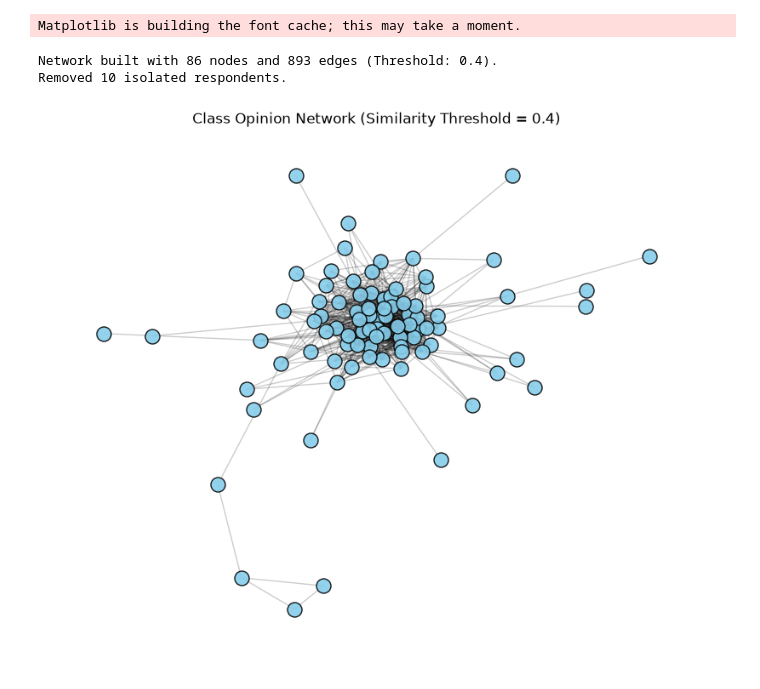
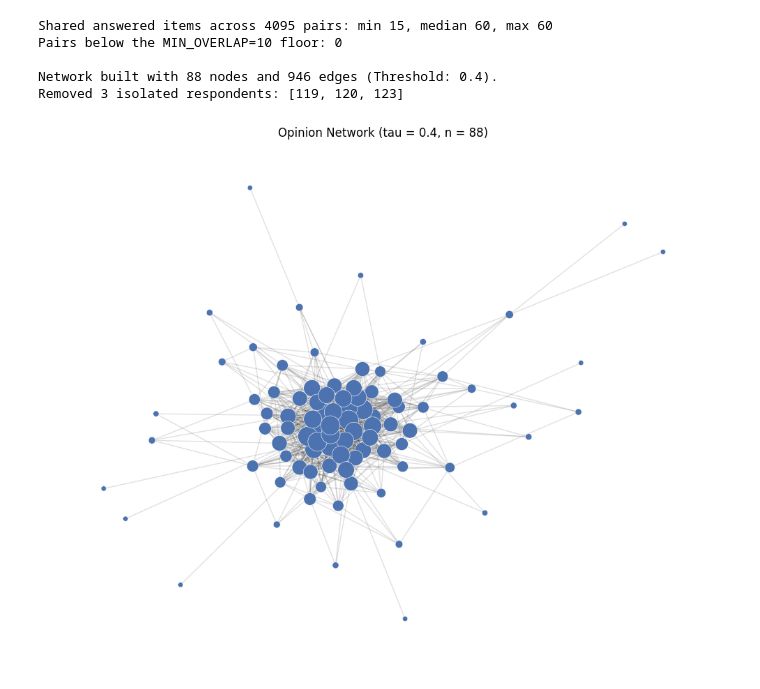
Before and after one commit to sohanwithanm/DPCN_A1, a Jupyter notebook: analysis.ipynb, the cells around one changed output. Saved outputs shown, nothing was run; the diff lists cells and outputs as text; code cells hidden in the pictures.

```diff
--- a/analysis.ipynb
+++ b/analysis.ipynb
@@ -74,53 +88,65 @@ Structurally, this methodology mirrors the construction of functional connectome
 # %%
-from sklearn.metrics.pairwise import cosine_similarity
 import networkx as nx
 import matplotlib.pyplot as plt
 
-# 1. Mean-Center the Features
-# We subtract the mean of each respondent's row to center their opinions around 0
-row_means = features.mean(axis=1, keepdims=True)
-features_centered = features - row_means
+MIN_OVERLAP = 10   # shared answered items required before a pair is correlated
 
-# 2. Compute the Similarity Matrix
-# This calculates the cosine similarity (equivalent to Pearson correlation here) between all respondents
-sim_matrix = cosine_similarity(features_centered)
+# 1. Pairwise-complete Pearson correlation.
+#    Transposing puts respondents in the columns, so .corr() correlates every
+#    respondent pair using only the items both of them answered.
+sim_matrix = (pd.DataFrame(features.T)
+              .corr(method='pearson', min_periods=MIN_OVERLAP)
+              .to_numpy())
 
-# Remove self-loops (a respondent's similarity to themselves is 1.0, but we don't want self-edges)
+# Remove self-loops, and zero out any pair that fell below the overlap floor.
 np.fill_diagonal(sim_matrix, 0)
+sim_matrix = np.nan_to_num(sim_matrix, nan=0.0)
 
-# 3. Define Threshold and Create Adjacency Matrix
-# Through initial exploration, the mean similarity is ~0.20.
-# A threshold of 0.4 captures strong alignments without oversaturating the graph.
+# Report the overlap actually available, so the correlations can be judged.
+present = ~np.isnan(features)
+overlap = present.astype(int) @ present.astype(int).T
+iu = np.triu_indices(len(features), k=1)
+print(f"Shared answered items across {len(overlap[iu])} pairs: "
+      f"min {overlap[iu].min()}, median {int(np.median(overlap[iu]))}, "
+      f"max {overlap[iu].max()}")
+print(f"Pairs below the MIN_OVERLAP={MIN_OVERLAP} floor: "
+      f"{(overlap[iu] < MIN_OVERLAP).sum()}")
+
+# 2. Define Threshold and Create Adjacency Matrix.
+#    A threshold of 0.4 captures strong alignments without oversaturating the graph.
 tau = 0.40
 adj_matrix = (sim_matrix >= tau).astype(int)
 
-# 4. Construct the Graph
+# 3. Construct the Graph
 G = nx.from_numpy_array(adj_matrix)
 
 # Map the integer nodes back to the actual Respondent IDs for accurate tracking
 node_mapping = {i: respondent_ids[i] for i in range(len(respondent_ids))}
 G = nx.relabel_nodes(G, node_mapping)
 
-# Remove completely isolated nodes (respondents who share no strong similarity with anyone)
+# Remove isolated nodes (respondents who share no strong similarity with anyone)
 isolated_nodes = list(nx.isolates(G))
 G.remove_nodes_from(isolated_nodes)
 
-print(f"Network built with {G.number_of_nodes()} nodes and {G.number_of_edges()} edges (Threshold: {tau}).")
-print(f"Removed {len(isolated_nodes)} isolated respondents.")
+print(f"\nNetwork built with {G.number_of_nodes()} nodes and {G.number_of_edges()} edges "
+      f"(Threshold: {tau}).")
+print(f"Removed {len(isolated_nodes)} isolated respondents: "
+      f"{sorted(int(n) for n in isolated_nodes)}")
 
-# 5. Basic Visualization Preview
+# 4. Basic Visualisation
 plt.figure(figsize=(10, 8))
-# spring_layout uses an anti-gravity algorithm to push disconnected nodes apart and pull connected ones together
-pos = nx.spring_layout(G, k=0.3, seed=42)
-
-nx.draw_networkx_nodes(G, pos, node_color='skyblue', node_size=150, alpha=0.9, edgecolors='black')
-nx.draw_networkx_edges(G, pos, alpha=0.2)
-
-plt.title(f"Class Opinion Network (Similarity Threshold = {tau})")
+pos = nx.spring_layout(G, seed=42)
+nx.draw_networkx_edges(G, pos, alpha=0.15, edge_color='#333333')
+nx.draw_networkx_nodes(G, pos, node_size=[20 + 8 * G.degree(v) for v in G.nodes()],
+                       node_color='#4C72B0', linewidths=0.4, edgecolors='white')
+plt.title(f'Opinion Network (tau = {tau}, n = {G.number_of_nodes()})')
 plt.axis('off')
+plt.tight_layout()
 plt.show()
 # %% [output]
-Matplotlib is building the font cache; this may take a moment.
+Shared answered items across 4095 pairs: min 15, median 60, max 60
+Pairs below the MIN_OVERLAP=10 floor: 0
+
+Network built with 88 nodes and 946 edges (Threshold: 0.4).
+Removed 3 isolated respondents: [119, 120, 123]
-Network built with 86 nodes and 893 edges (Threshold: 0.4).
-Removed 10 isolated respondents.
-[figure, old version]
+[figure, new version]
```
Also changed, not shown: parts of 3 cells of this notebook, 2 other files.
